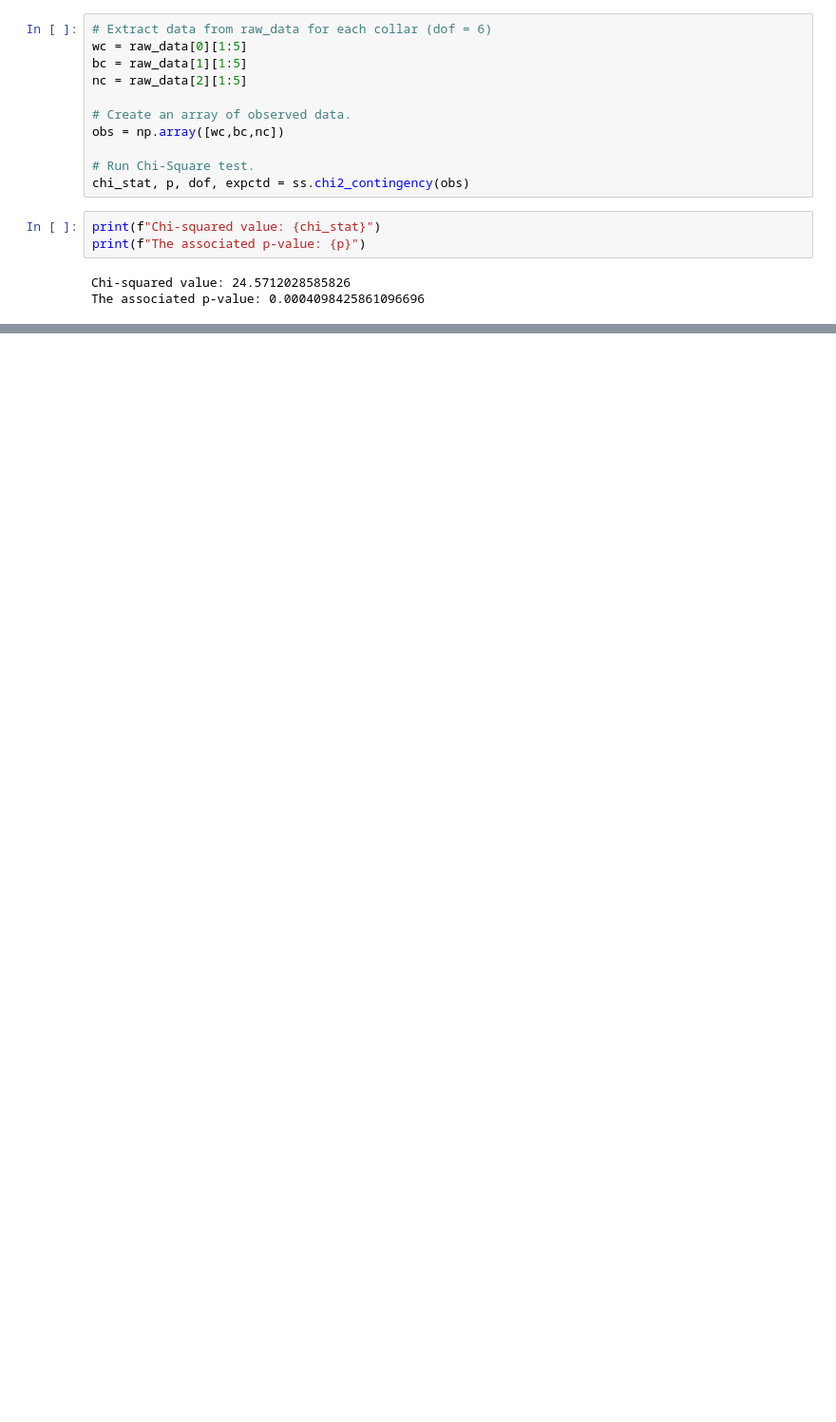
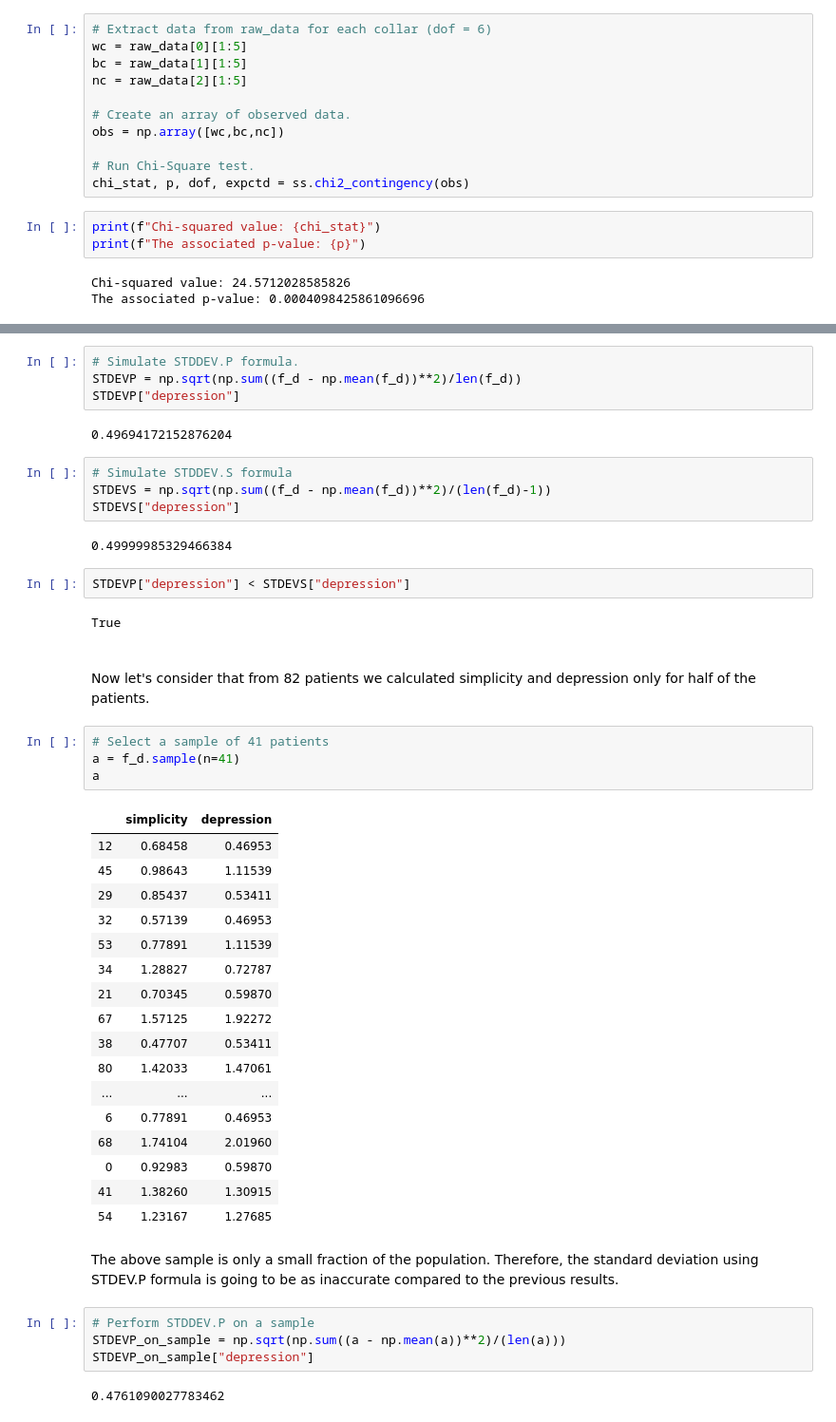
Before and after one commit to olgarozhdestvina/Machine-Learning-and-Statistics, a Jupyter notebook: Tasks.ipynb, the cells around one changed output, grey strips where cells are left out. Shown at 95% size. Saved outputs shown, nothing was run; the diff lists cells and outputs as text; blank space fills up the shorter version.

```diff
--- a/Tasks.ipynb
+++ b/Tasks.ipynb
@@ -223,0 +314,50 @@ Based on the results of the test performed above the verification was successful
+# %%
+# Simulate STDDEV.P formula.
+STDEVP = np.sqrt(np.sum((f_d - np.mean(f_d))**2)/len(f_d))
+STDEVP["depression"]
+# %% [output]
+0.49694172152876204
+# %%
+# Simulate STDDEV.S formula
+STDEVS = np.sqrt(np.sum((f_d - np.mean(f_d))**2)/(len(f_d)-1))
+STDEVS["depression"]
+# %% [output]
+0.49999985329466384
+# %%
+STDEVP["depression"] < STDEVS["depression"]
+# %% [output]
+True
+# %% [markdown]
+<br>
+
+Now let's consider that from 82 patients we calculated simplicity and depression only for half of the patients.
+# %%
+# Select a sample of 41 patients
+a = f_d.sample(n=41)
+a
+# %% [output]
+|  | simplicity | depression |
+| 12 | 0.68458 | 0.46953 |
+| 45 | 0.98643 | 1.11539 |
+| 29 | 0.85437 | 0.53411 |
+| 32 | 0.57139 | 0.46953 |
+| 53 | 0.77891 | 1.11539 |
+| 34 | 1.28827 | 0.72787 |
+| 21 | 0.70345 | 0.59870 |
+| 67 | 1.57125 | 1.92272 |
+| 38 | 0.47707 | 0.53411 |
+| 80 | 1.42033 | 1.47061 |
+| ... | ... | ... |
+| 6 | 0.77891 | 0.46953 |
+| 68 | 1.74104 | 2.01960 |
+| 0 | 0.92983 | 0.59870 |
+| 41 | 1.38260 | 1.30915 |
+| 54 | 1.23167 | 1.27685 |
+# %% [markdown]
+The above sample is only a small fraction of the population. Therefore, the standard deviation using STDEV.P formula is going to be as inaccurate compared to the previous results.
+# %%
+# Perform STDDEV.P on a sample
+STDEVP_on_sample = np.sqrt(np.sum((a - np.mean(a))**2)/(len(a)))
+STDEVP_on_sample["depression"]
+# %% [output]
+0.4761090027783462
```
Also changed, not shown: parts of 27 cells of this notebook.
